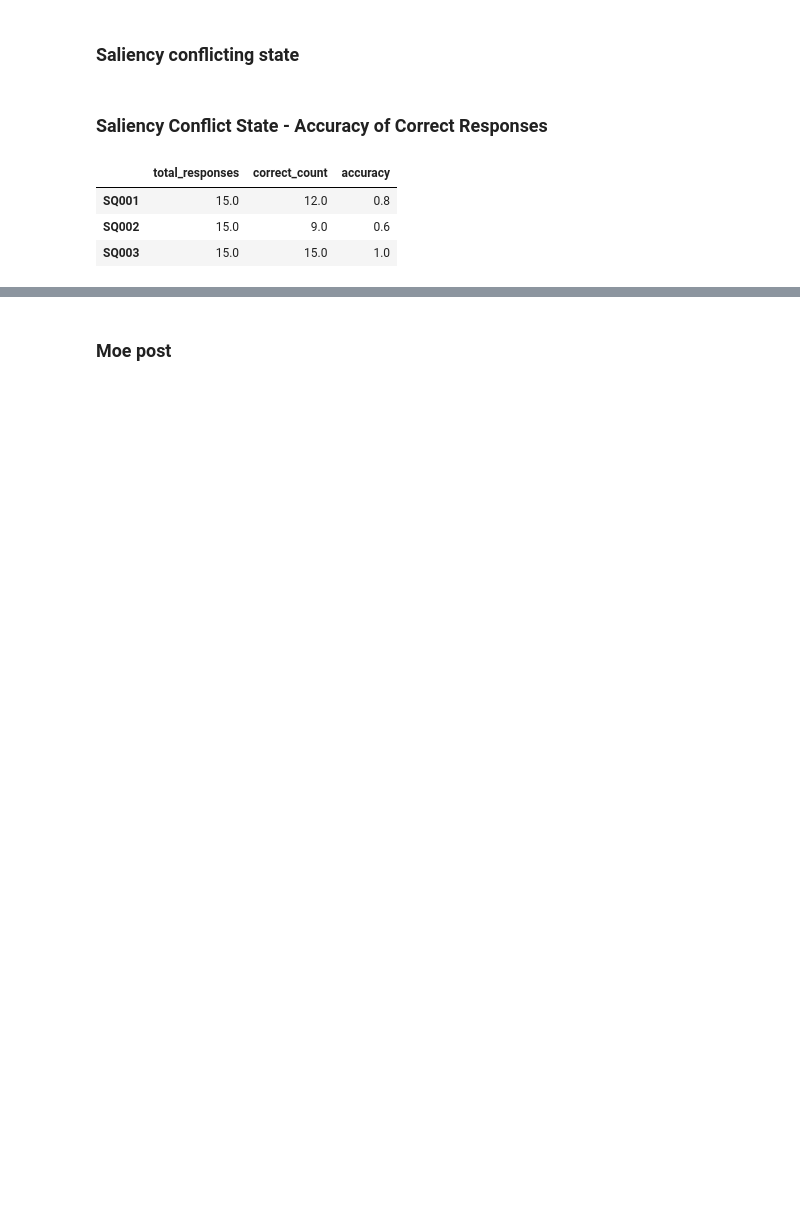
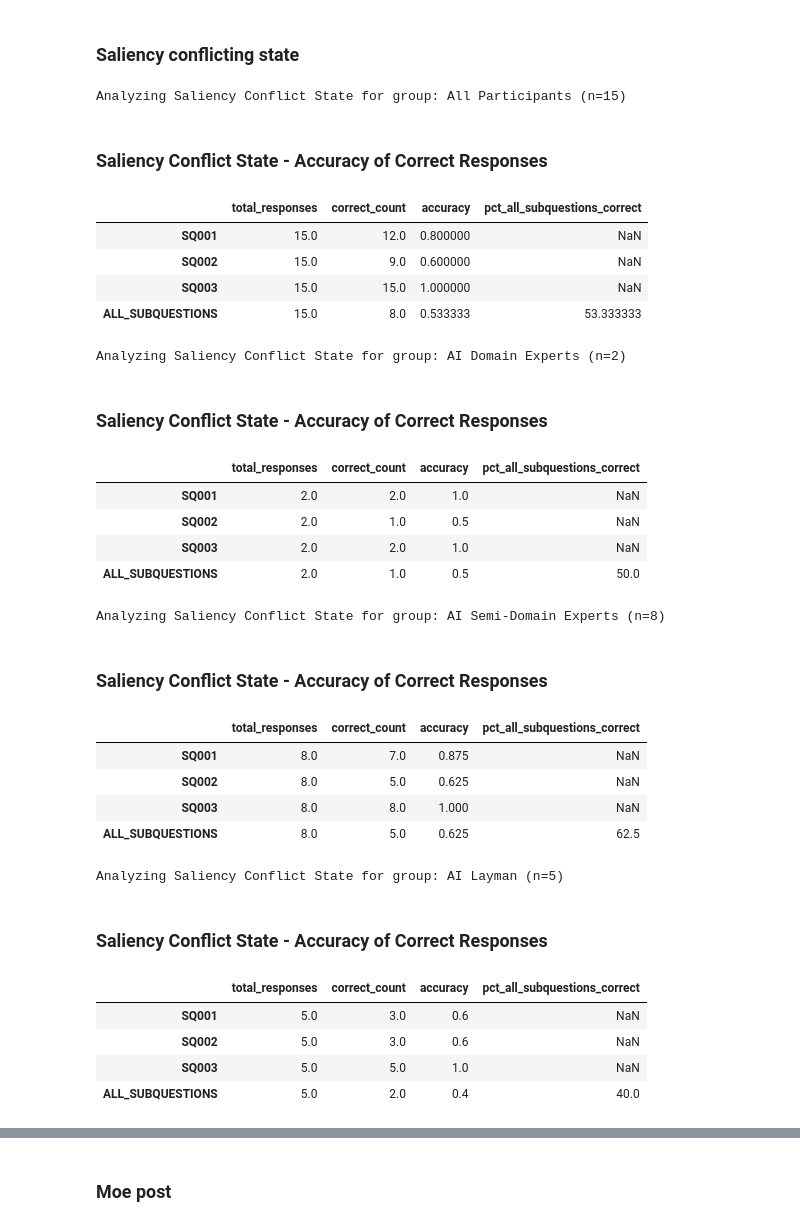
Before and after one commit to StefanHamm/surveyMasterThesis, a Jupyter notebook: survey_analysis.ipynb, the cells around one changed output, grey strips where cells are left out. Cells and saved outputs as stored; diff of their text form; code cells hidden in the pictures; blank space fills up the shorter version.

```diff
--- a/survey_analysis.ipynb
+++ b/survey_analysis.ipynb
@@ -146,3 +136,7 @@ groups = {
     "Aviation Semi-Domain Experts": AviationSemiDomainExperts,
     "Aviation Layman": AviationLayman,
 }
+
+# go over all groups if len == 0 remove them from the groups dict
+groups = {k: v for k, v in groups.items() if len(v) > 0}
+print("Groups after filtering empty ones:", list(groups.keys()))
@@ -545,45 +547,89 @@ display(saliency_safe_state_results)
 # %%
 def check_saliency_conflict_state(df, question_code, subquestions):
     correct_answer_pairs = {
-        "SQ001": ["Strong influence to turn left"], # Aircraft 1
-        "SQ002": ["Weak influence to turn left","Strong influence to turn left"], #Aircraft 2
-        "SQ003": ["No influence"], # Aircraft 5
+        "SQ001": ["Strong influence to turn left"],  # Aircraft 1
+        "SQ002": ["Weak influence to turn left", "Strong influence to turn left"],  # Aircraft 2
+        "SQ003": ["No influence"],  # Aircraft 5
     }
     results = {}
 
     for sq in subquestions:
         col_name = f"{question_code}[{sq}]"
         if col_name in df.columns:
             counts = df[col_name].value_counts(dropna=False)
             total_responses = counts.sum()
-            # Get correct answers for this subquestion
             correct_answers = correct_answer_pairs.get(sq, [])
-            # Sum counts for all correct answers
             correct_count = sum(counts.get(ans, 0) for ans in correct_answers)
             accuracy = correct_count / total_responses if total_responses > 0 else np.nan
 
             results[sq] = {
                 "total_responses": total_responses,
                 "correct_count": correct_count,
-                "accuracy": accuracy
+                "accuracy": accuracy,
             }
         else:
             results[sq] = {
                 "total_responses": 0,
                 "correct_count": 0,
-                "accuracy": np.nan
+                "accuracy": np.nan,
             }
 
-    return pd.DataFrame(results).T
+    per_sq_df = pd.DataFrame(results).T
 
-subquestions_conflict = [f"SQ{i:03d}" for i in range(1, 4)]
-saliency_conflict_state_results = check_saliency_conflict_state(df, question_pairs["mental_models"]["saliency_conflict_state"]["post"], subquestions_conflict)
-display(Markdown("### Saliency Conflict State - Accuracy of Correct Responses"))
+    existing_cols = [f"{question_code}[{sq}]" for sq in subquestions if f"{question_code}[{sq}]" in df.columns]
+    if existing_cols:
+        all_correct = pd.Series(True, index=df.index)
+        for sq in subquestions:
+            col_name = f"{question_code}[{sq}]"
+            if col_name in df.columns:
+                all_correct &= df[col_name].isin(correct_answer_pairs.get(sq, []))
 
-display(saliency_conflict_state_results)
+        n_all_correct = int(all_correct.sum())
+        pct_all_correct = (n_all_correct / len(df) * 100) if len(df) > 0 else np.nan
+    else:
+        n_all_correct = 0
+        pct_all_correct = np.nan
+
+    per_sq_df.loc["ALL_SUBQUESTIONS", "total_responses"] = len(df)
+    per_sq_df.loc["ALL_SUBQUESTIONS", "correct_count"] = n_all_correct
+    per_sq_df.loc["ALL_SUBQUESTIONS", "accuracy"] = n_all_correct / len(df) if len(df) > 0 else np.nan
+    per_sq_df.loc["ALL_SUBQUESTIONS", "pct_all_subquestions_correct"] = pct_all_correct
+
+    return per_sq_df
+
+for group_name, gdf in groups.items():
+    print(f"Analyzing Saliency Conflict State for group: {group_name} (n={len(gdf)})")
+    subquestions_conflict = [f"SQ{i:03d}" for i in range(1, 4)]
+    saliency_conflict_state_results = check_saliency_conflict_state(gdf, question_pairs["mental_models"]["saliency_conflict_state"]["post"], subquestions_conflict)
+    display(Markdown("### Saliency Conflict State - Accuracy of Correct Responses"))
+
+    display(saliency_conflict_state_results)
 # %% [output]
+Analyzing Saliency Conflict State for group: All Participants (n=15)
 ### Saliency Conflict State - Accuracy of Correct Responses
-|  | total_responses | correct_count | accuracy |
-| SQ001 | 15.0 | 12.0 | 0.8 |
-| SQ002 | 15.0 | 9.0 | 0.6 |
-| SQ003 | 15.0 | 15.0 | 1.0 |
+|  | total_responses | correct_count | accuracy | pct_all_subquestions_correct |
+| SQ001 | 15.0 | 12.0 | 0.800000 | NaN |
+| SQ002 | 15.0 | 9.0 | 0.600000 | NaN |
+| SQ003 | 15.0 | 15.0 | 1.000000 | NaN |
+| ALL_SUBQUESTIONS | 15.0 | 8.0 | 0.533333 | 53.333333 |
+Analyzing Saliency Conflict State for group: AI Domain Experts (n=2)
+### Saliency Conflict State - Accuracy of Correct Responses
+|  | total_responses | correct_count | accuracy | pct_all_subquestions_correct |
+| SQ001 | 2.0 | 2.0 | 1.0 | NaN |
+| SQ002 | 2.0 | 1.0 | 0.5 | NaN |
+| SQ003 | 2.0 | 2.0 | 1.0 | NaN |
+| ALL_SUBQUESTIONS | 2.0 | 1.0 | 0.5 | 50.0 |
+Analyzing Saliency Conflict State for group: AI Semi-Domain Experts (n=8)
+### Saliency Conflict State - Accuracy of Correct Responses
+|  | total_responses | correct_count | accuracy | pct_all_subquestions_correct |
+| SQ001 | 8.0 | 7.0 | 0.875 | NaN |
+| SQ002 | 8.0 | 5.0 | 0.625 | NaN |
+| SQ003 | 8.0 | 8.0 | 1.000 | NaN |
+| ALL_SUBQUESTIONS | 8.0 | 5.0 | 0.625 | 62.5 |
+Analyzing Saliency Conflict State for group: AI Layman (n=5)
+### Saliency Conflict State - Accuracy of Correct Responses
+|  | total_responses | correct_count | accuracy | pct_all_subquestions_correct |
+| SQ001 | 5.0 | 3.0 | 0.6 | NaN |
+| SQ002 | 5.0 | 3.0 | 0.6 | NaN |
+| SQ003 | 5.0 | 5.0 | 1.0 | NaN |
+| ALL_SUBQUESTIONS | 5.0 | 2.0 | 0.4 | 40.0 |
```
Also changed, not shown: parts of 22 cells of this notebook.
